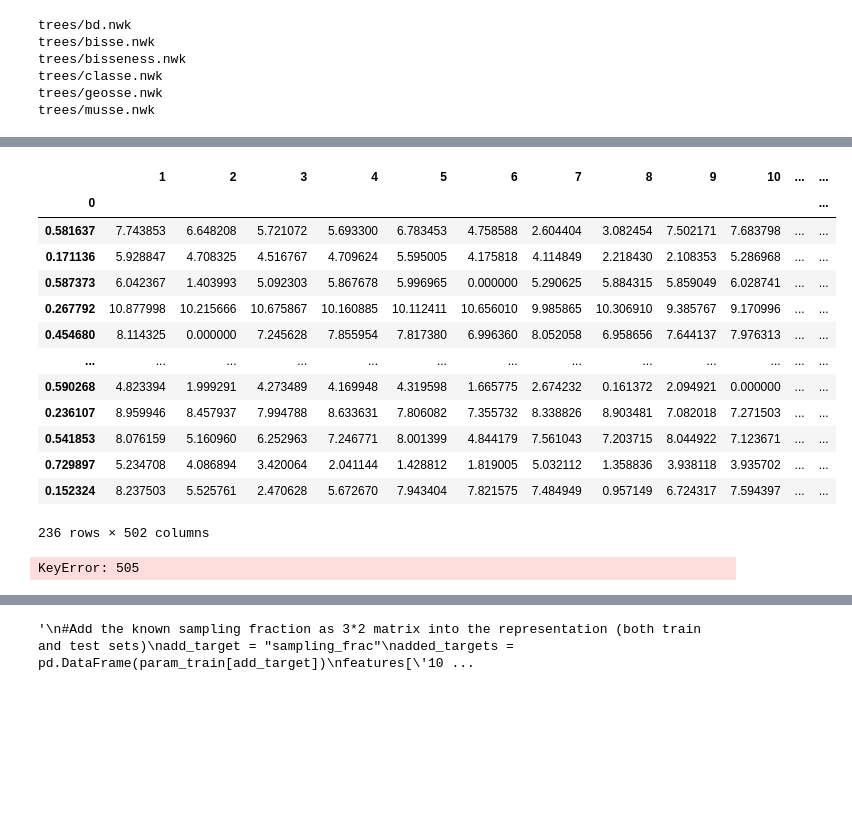
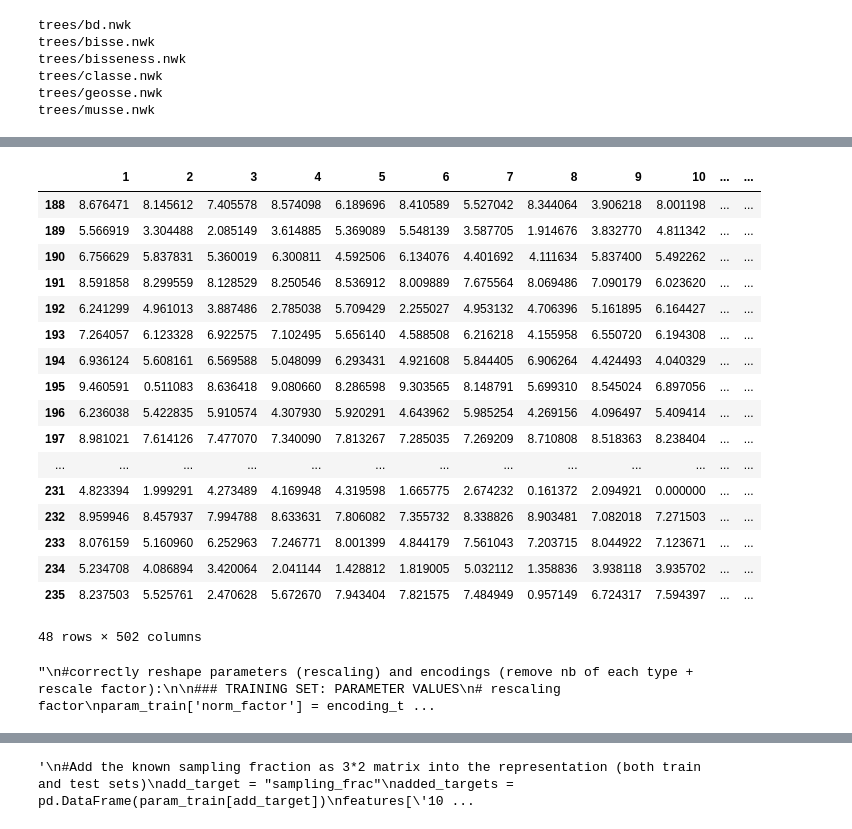
Before and after one commit to Mattia-Colbertaldo/PhyloML, a Jupyter notebook: Mattia.ipynb, the cells around one changed output, grey strips where cells are left out. Cells and saved outputs as stored; diff of their text form; code cells hidden in the pictures; blank space fills up the shorter version.

```diff
--- a/Mattia.ipynb
+++ b/Mattia.ipynb
@@ -41,6 +41,8 @@ import pandas as pd
 
 # Load parameter values as a dataframe
 tree_files = [os.path.join(trees_directory, file) for file in os.listdir(trees_directory) if file.endswith('.nwk')]
+
+column_names = ['lambda1', 'lambda2', 'lambda3', 'mu1', 'mu2', 'mu3', 'q12', 'q13', 'q21', 'q23', 'q31', 'q32']
 
 def process_params_musse(param_file):
     # Reads the parameter file and saves the values in a csv file, one tree per row.
@@ -83,18 +85,26 @@ def process_params_musse(param_file):
 
 process_params_musse(param_file=trees_directory + 'musse.params')
 
-cutoff = 250  # Number of trees to process
+cutoff = 0.8  # Number of train trees
 
-param_train = pd.read_csv(trees_directory + 'musse.params.csv', nrows=cutoff, header=None, sep='\t', index_col=0)
-param_test = pd.read_csv(trees_directory + 'musse.params.csv', sep='\t', header=None, index_col=0)
+param = pd.read_csv(trees_directory + 'musse.params.csv', sep='\t', header=None)
+
+cutoff = int(cutoff * param.shape[0])
+
+param_train = param.iloc[:cutoff, :]
+param_test = param.iloc[cutoff:, :]
+
+# Check that the number of columns is correct
+assert param_train.shape[1] == 12
+
 
 print(param_train.shape)
 print(param_test.shape)
 
-column_names = ['lambda1', 'lambda2', 'lambda3', 'mu1', 'mu2', 'mu3', 'q12', 'q13', 'q21', 'q23', 'q31', 'q32']
+
 
 def rename_columns(df, names):
-    df = df.rename(columns={i: names[int(i)-1] for i in df.columns})
+    df = df.rename(columns={i: names[i] for i in df.columns})
     return df
 
 param_train = rename_columns(param_train, column_names)
@@ -105,8 +115,12 @@ param_test = rename_columns(param_test, column_names)
 # 1 value for tree height and 500 values for internal node heights
 # + 2 values for nb of tips of each type (to be removed) and 1 value of rescaling (removed, but stocked for rescaling predicted values back to the original scale)
 
-encoding_train = pd.read_csv(trees_directory + 'musse.csv', sep="\t", header=None, nrows=cutoff, index_col=0, skiprows=1)
-encoding_test = pd.read_csv(trees_directory + 'musse.csv', sep="\t", header=None, index_col=0, skiprows=1)
+# split the encoding into train and test (cutoff is 0.8% of the data)
+
+encoding = pd.read_csv(trees_directory + 'musse.csv', sep="\t", header=None, index_col=0, skiprows=1)
+
+encoding_train = encoding.iloc[:cutoff, :]
+encoding_test = encoding.iloc[cutoff:, :]
 
 print(encoding_train.shape)
 print(encoding_test.shape)
@@ -154,23 +168,29 @@ encoding_test
 |  | 1 | 2 | 3 | 4 | 5 | 6 | 7 | 8 | 9 | 10 | ... | ... |
-| 0 |  |  |  |  |  |  |  |  |  |  |  | ... |
-| 0.581637 | 7.743853 | 6.648208 | 5.721072 | 5.693300 | 6.783453 | 4.758588 | 2.604404 | 3.082454 | 7.502171 | 7.683798 | ... | ... |
-| 0.171136 | 5.928847 | 4.708325 | 4.516767 | 4.709624 | 5.595005 | 4.175818 | 4.114849 | 2.218430 | 2.108353 | 5.286968 | ... | ... |
-| 0.587373 | 6.042367 | 1.403993 | 5.092303 | 5.867678 | 5.996965 | 0.000000 | 5.290625 | 5.884315 | 5.859049 | 6.028741 | ... | ... |
-| 0.267792 | 10.877998 | 10.215666 | 10.675867 | 10.160885 | 10.112411 | 10.656010 | 9.985865 | 10.306910 | 9.385767 | 9.170996 | ... | ... |
-| 0.454680 | 8.114325 | 0.000000 | 7.245628 | 7.855954 | 7.817380 | 6.996360 | 8.052058 | 6.958656 | 7.644137 | 7.976313 | ... | ... |
+| 188 | 8.676471 | 8.145612 | 7.405578 | 8.574098 | 6.189696 | 8.410589 | 5.527042 | 8.344064 | 3.906218 | 8.001198 | ... | ... |
+| 189 | 5.566919 | 3.304488 | 2.085149 | 3.614885 | 5.369089 | 5.548139 | 3.587705 | 1.914676 | 3.832770 | 4.811342 | ... | ... |
+| 190 | 6.756629 | 5.837831 | 5.360019 | 6.300811 | 4.592506 | 6.134076 | 4.401692 | 4.111634 | 5.837400 | 5.492262 | ... | ... |
+| 191 | 8.591858 | 8.299559 | 8.128529 | 8.250546 | 8.536912 | 8.009889 | 7.675564 | 8.069486 | 7.090179 | 6.023620 | ... | ... |
+| 192 | 6.241299 | 4.961013 | 3.887486 | 2.785038 | 5.709429 | 2.255027 | 4.953132 | 4.706396 | 5.161895 | 6.164427 | ... | ... |
+| 193 | 7.264057 | 6.123328 | 6.922575 | 7.102495 | 5.656140 | 4.588508 | 6.216218 | 4.155958 | 6.550720 | 6.194308 | ... | ... |
+| 194 | 6.936124 | 5.608161 | 6.569588 | 5.048099 | 6.293431 | 4.921608 | 5.844405 | 6.906264 | 4.424493 | 4.040329 | ... | ... |
+| 195 | 9.460591 | 0.511083 | 8.636418 | 9.080660 | 8.286598 | 9.303565 | 8.148791 | 5.699310 | 8.545024 | 6.897056 | ... | ... |
+| 196 | 6.236038 | 5.422835 | 5.910574 | 4.307930 | 5.920291 | 4.643962 | 5.985254 | 4.269156 | 4.096497 | 5.409414 | ... | ... |
+| 197 | 8.981021 | 7.614126 | 7.477070 | 7.340090 | 7.813267 | 7.285035 | 7.269209 | 8.710808 | 8.518363 | 8.238404 | ... | ... |
 | ... | ... | ... | ... | ... | ... | ... | ... | ... | ... | ... | ... | ... |
-| 0.590268 | 4.823394 | 1.999291 | 4.273489 | 4.169948 | 4.319598 | 1.665775 | 2.674232 | 0.161372 | 2.094921 | 0.000000 | ... | ... |
-| 0.236107 | 8.959946 | 8.457937 | 7.994788 | 8.633631 | 7.806082 | 7.355732 | 8.338826 | 8.903481 | 7.082018 | 7.271503 | ... | ... |
-| 0.541853 | 8.076159 | 5.160960 | 6.252963 | 7.246771 | 8.001399 | 4.844179 | 7.561043 | 7.203715 | 8.044922 | 7.123671 | ... | ... |
-| 0.729897 | 5.234708 | 4.086894 | 3.420064 | 2.041144 | 1.428812 | 1.819005 | 5.032112 | 1.358836 | 3.938118 | 3.935702 | ... | ... |
-| 0.152324 | 8.237503 | 5.525761 | 2.470628 | 5.672670 | 7.943404 | 7.821575 | 7.484949 | 0.957149 | 6.724317 | 7.594397 | ... | ... |
+| 231 | 4.823394 | 1.999291 | 4.273489 | 4.169948 | 4.319598 | 1.665775 | 2.674232 | 0.161372 | 2.094921 | 0.000000 | ... | ... |
+| 232 | 8.959946 | 8.457937 | 7.994788 | 8.633631 | 7.806082 | 7.355732 | 8.338826 | 8.903481 | 7.082018 | 7.271503 | ... | ... |
+| 233 | 8.076159 | 5.160960 | 6.252963 | 7.246771 | 8.001399 | 4.844179 | 7.561043 | 7.203715 | 8.044922 | 7.123671 | ... | ... |
+| 234 | 5.234708 | 4.086894 | 3.420064 | 2.041144 | 1.428812 | 1.819005 | 5.032112 | 1.358836 | 3.938118 | 3.935702 | ... | ... |
+| 235 | 8.237503 | 5.525761 | 2.470628 | 5.672670 | 7.943404 | 7.821575 | 7.484949 | 0.957149 | 6.724317 | 7.594397 | ... | ... |
-236 rows × 502 columns
+48 rows × 502 columns
 # %%
+'''
 #correctly reshape parameters (rescaling) and encodings (remove nb of each type + rescale factor):
 
 ### TRAINING SET: PARAMETER VALUES
 # rescaling factor
-param_train['norm_factor'] = encoding_train[1005]
+param_train['norm_factor'] = encoding_train[502]
+print(param_train['norm_factor'])
 # rescale target values according to scaling factor
 param_train['net_rat1_rescaled'] = param_train['net_rate1']*param_train['norm_factor']
 param_train['net_rat2_rescaled'] = param_train['net_rate2']*param_train['norm_factor']
@@ -187,5 +207,10 @@ param_test['net_rat2_rescaled'] = param_test['net_rate2']*param_test['norm_facto
 param_test['lambda1_rescaled'] = param_test['lambda1']*param_test['norm_factor']
 param_test['lambda2_rescaled'] = param_test['lambda2']*param_test['norm_factor']
 param_test['q01_rescaled'] = param_test['q01']*param_test['norm_factor']
+
+# remove irrelevant columns: count of each type of tip and normalization factor
+encoding_train.drop(columns=[1003, 1004, 1005], axis=1, inplace=True)
+encoding_test.drop(columns=[1003, 1004, 1005], axis=1, inplace=True)
+'''
 # %% [output]
-KeyError: 505
+"\n#correctly reshape parameters (rescaling) and encodings (remove nb of each type + rescale factor):\n\n### TRAINING SET: PARAMETER VALUES\n# rescaling factor\nparam_train['norm_factor'] = encoding_t ...
```
Also changed, not shown: parts of 16 cells of this notebook, 8 other files.
